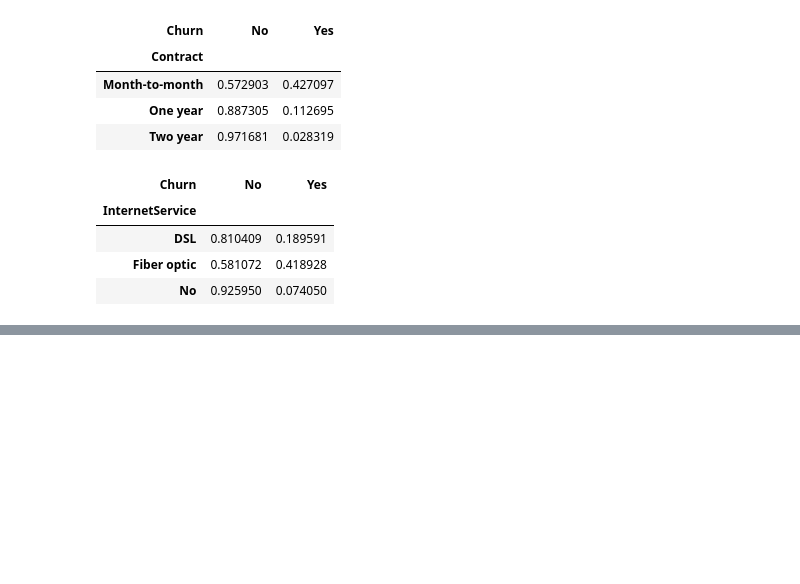
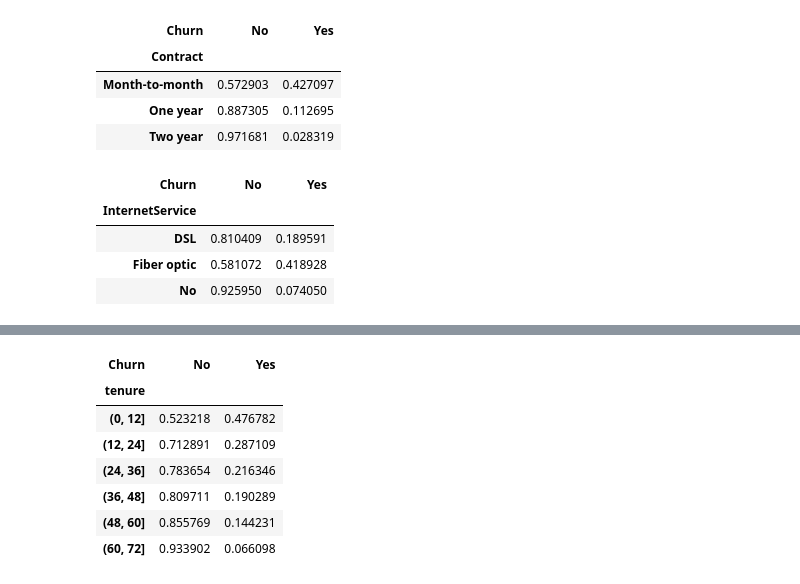
Before and after one commit to mehrdad1992/ai-product-journey, a Jupyter notebook: notebooks/1-data-preparation.ipynb, the cells around one changed output, grey strips where cells are left out. Cells and saved outputs as stored; diff of their text form; code cells hidden in the pictures; blank space fills up the shorter version.

```diff
--- a/notebooks/1-data-preparation.ipynb
+++ b/notebooks/1-data-preparation.ipynb
@@ -216,0 +221,15 @@ pd.crosstab(df["InternetService"], df["Churn"], normalize="index")
+# %%
+pd.crosstab(
+    pd.cut(df['tenure'], bins=[0, 12, 24, 36, 48, 60, 72]),
+    df['Churn'],
+    normalize='index'
+)
+# %% [output]
+| Churn | No | Yes |
+| tenure |  |  |
+| (0, 12] | 0.523218 | 0.476782 |
+| (12, 24] | 0.712891 | 0.287109 |
+| (24, 36] | 0.783654 | 0.216346 |
+| (36, 48] | 0.809711 | 0.190289 |
+| (48, 60] | 0.855769 | 0.144231 |
+| (60, 72] | 0.933902 | 0.066098 |
```
Also changed, not shown: parts of 15 cells of this notebook.
